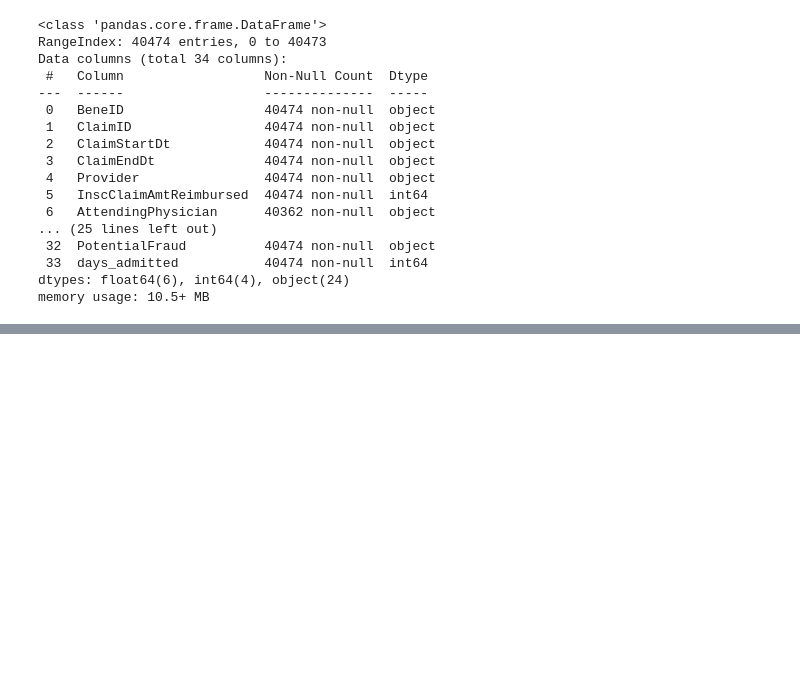
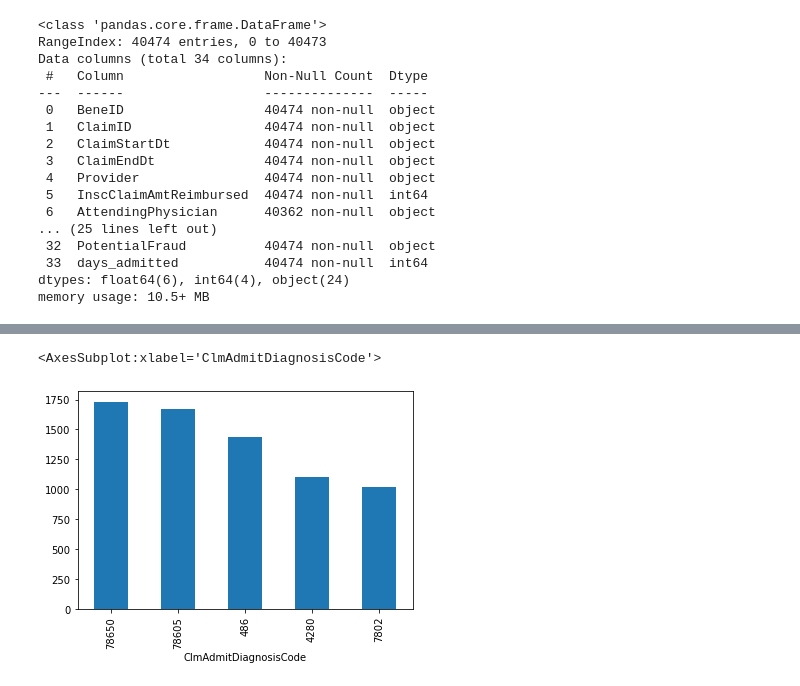
Before and after one commit to hedgekim/Healthcare-Fraud, a Jupyter notebook: Healthcare Fraud.ipynb, the cells around one changed output, grey strips where cells are left out. Drawn from its saved outputs; the diff is of its cells as text; code cells hidden in the pictures; blank space fills up the shorter version.

Commit message:
Update Healthcare Fraud.ipynb
Clean inpatient & outpatient tables

```diff
--- a/Healthcare Fraud.ipynb
+++ b/Healthcare Fraud.ipynb
@@ -105,0 +118,9 @@ inpatient.head()
+# %%
+inpatient = inpatient.drop(['InscClaimAmtReimbursed', 'DeductibleAmtPaid'], axis=1)
+# %%
+inpatient['Claim Type'] = 'Inpatient'
+# %%
+inpatient['ClaimStartDt']= pd.to_datetime(inpatient['ClaimStartDt'])
+inpatient['ClaimEndDt']= pd.to_datetime(inpatient['ClaimEndDt'])
+# %%
+inpatient['Claim Duration'] = inpatient['ClaimEndDt'] - inpatient['ClaimStartDt']
@@ -105,0 +133,5 @@ inpatient.head()
+# %%
+inpatient.groupby('ClmAdmitDiagnosisCode')['ClaimID'].count().sort_values(ascending=False).head(5).plot.bar()
+# %% [output]
+<AxesSubplot:xlabel='ClmAdmitDiagnosisCode'>
+[figure, added]
```
Also changed, not shown: parts of 33 cells of this notebook.
